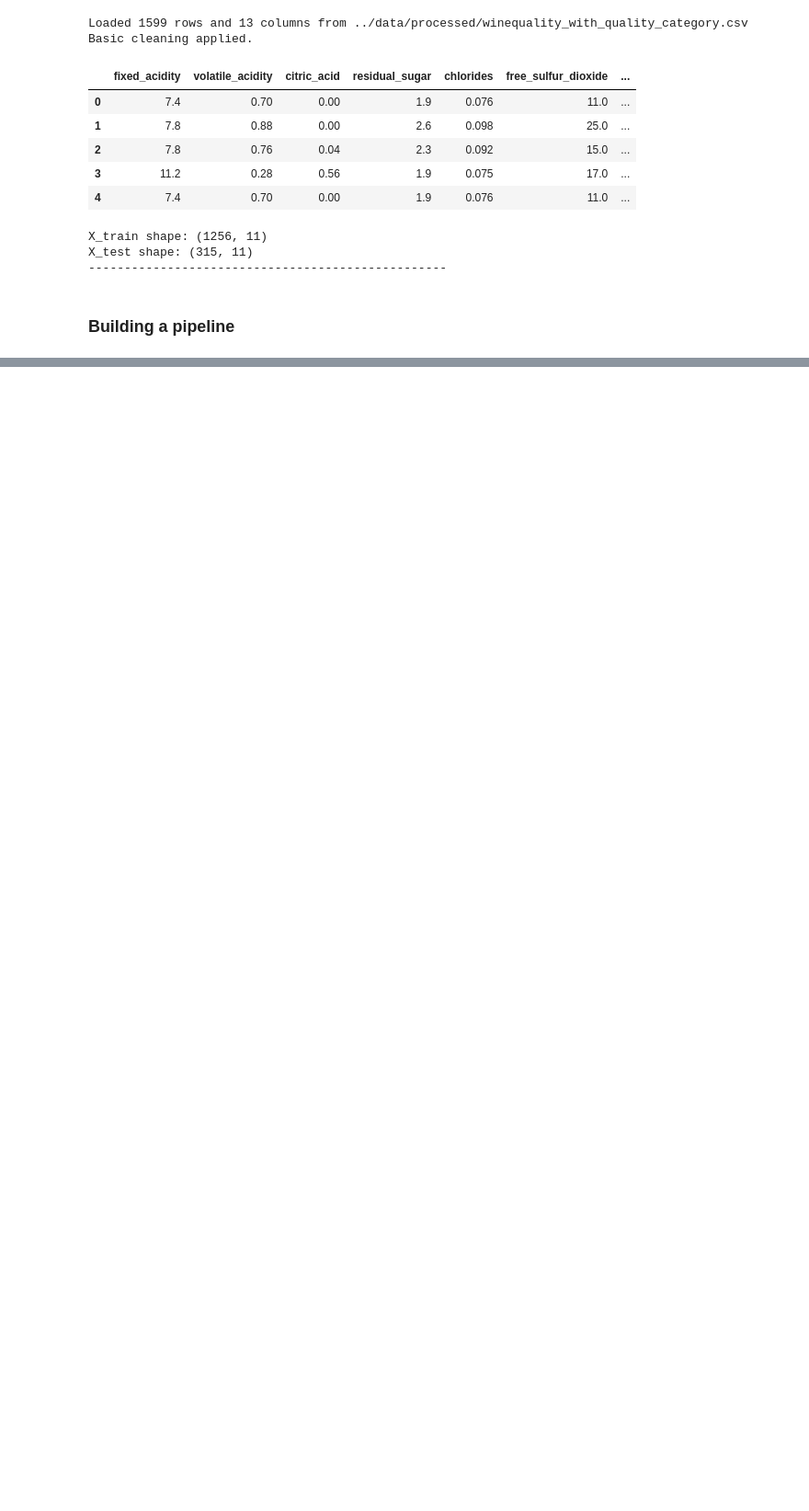
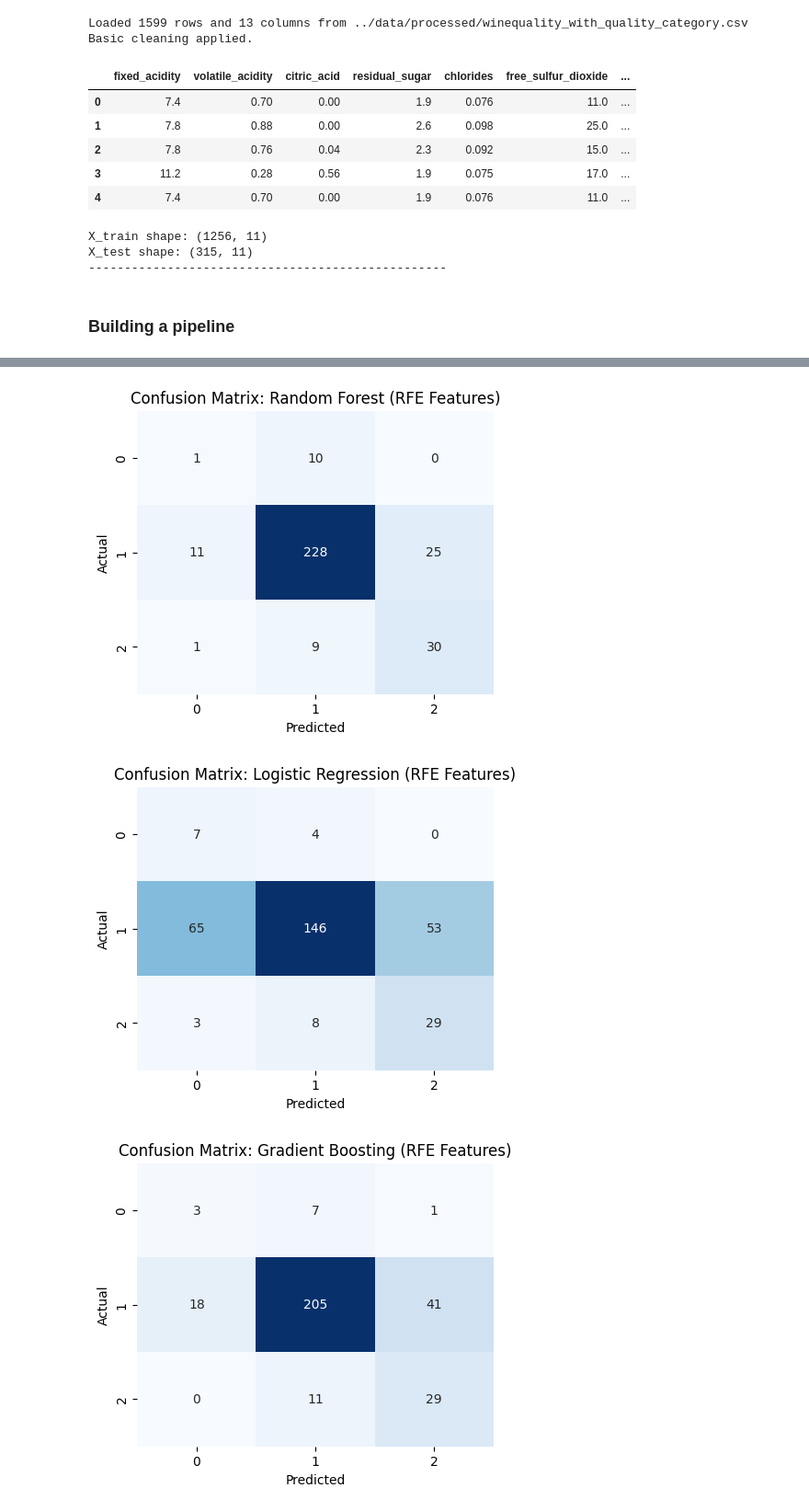
Before and after one commit to adobea-dev/wine_quality_project, a Jupyter notebook: notebooks/03_model_experiments.ipynb, the cells around one changed output, grey strips where cells are left out. Shown at 92% size. Saved outputs shown, nothing was run; the diff lists cells and outputs as text; code cells hidden in the pictures; blank space fills up the shorter version.

```diff
--- a/notebooks/03_model_experiments.ipynb
+++ b/notebooks/03_model_experiments.ipynb
@@ -99,3 +151,8 @@ AttributeError: This 'Pipeline' has no attribute 'fit_resample'
+# %%
+#Preprocessing test
+# Transform test data using the already-fitted preprocessors
+X_test_mi = preprocessor_mi.transform(X_test)
+X_test_rfe = preprocessor_rfe.transform(X_test)
 # %%
 # Implement Concrete Strategies
 # <<<<<<<<<<<Each model encapsulates its own initialization and logic. >>>>>>>>>>>>>>>>>>>>>>>>
@@ -178,0 +452,27 @@ if __name__ == "__main__":
+# %%
+#visualizing the confusion matrices
+
+models_loaded = {
+    "Random Forest": rf_model,
+    "Logistic Regression": logreg_model,
+    "Gradient Boosting": gb_model,
+    "SVC": svc_model,
+    "KNN": knn_model,
+    "Ridge Classifier": ridge_model
+}
+
+# Evaluate and plot confusion matrices
+for name, model in models_loaded.items():
+    y_pred = model.predict(X_test_rfe)
+    cm = confusion_matrix(y_test, y_pred)
+
+    plt.figure(figsize=(5,4))
+    sns.heatmap(cm, annot=True, fmt='d', cmap='Blues', cbar=False)
+    plt.title(f'Confusion Matrix: {name} (RFE Features)')
+    plt.xlabel('Predicted')
+    plt.ylabel('Actual')
+    plt.show()
+# %% [output]
+[figure, added]
+[figure, added]
+[figure, added]
```
Also changed, not shown: parts of 20 cells of this notebook, 17 other files.
